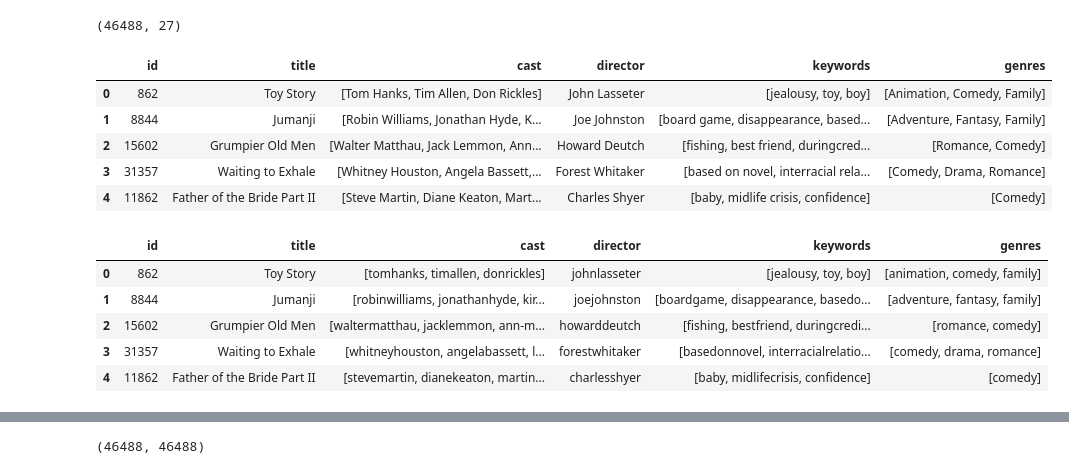
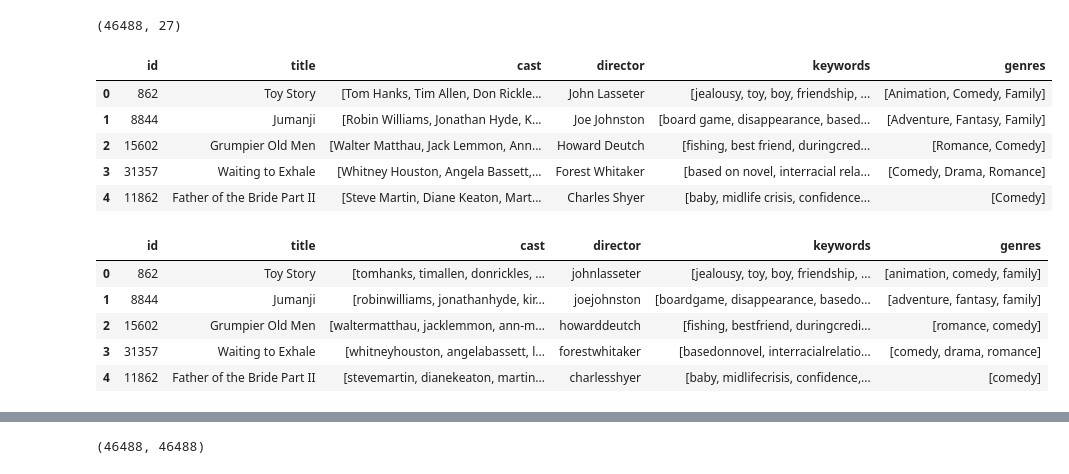
Before and after one commit to ZvonimirRavlic/hybridReccomenderSystem, a Jupyter notebook: contentBasedFiltering.ipynb, the cells around one changed output, grey strips where cells are left out. Cells and saved outputs as stored; diff of their text form; code cells hidden in the pictures.

```diff
--- a/contentBasedFiltering.ipynb
+++ b/contentBasedFiltering.ipynb
@@ -43,38 +43,38 @@ movie_metadata.shape
 # %%
 features = ['cast', 'crew', 'keywords', 'genres']
 for feature in features:
     movie_metadata[feature] = movie_metadata[feature].apply(literal_eval)
 
 
 def get_director(x):
     for i in x:
         if i['job'] == 'Director':
             return i['name']
     return np.nan
 
 
 def get_list(x):
     if isinstance(x, list):
         names = [i['name'] for i in x]
-        if len(names) > 3:
-            names = names[:3]
+        if len(names) > 5:
+            names = names[:5]
         return names
     return []
 
 
 movie_metadata['director'] = movie_metadata['crew'].apply(get_director)
 features = ['cast', 'keywords', 'genres']
 for feature in features:
     movie_metadata[feature] = movie_metadata[feature].apply(get_list)
 
 movie_metadata[['id', 'title', 'cast', 'director', 'keywords', 'genres']].head()
 # %% [output]
 |  | id | title | cast | director | keywords | genres |
-| 0 | 862 | Toy Story | [Tom Hanks, Tim Allen, Don Rickles] | John Lasseter | [jealousy, toy, boy] | [Animation, Comedy, Family] |
+| 0 | 862 | Toy Story | [Tom Hanks, Tim Allen, Don Rickle... | John Lasseter | [jealousy, toy, boy, friendship, ... | [Animation, Comedy, Family] |
 | 1 | 8844 | Jumanji | [Robin Williams, Jonathan Hyde, K... | Joe Johnston | [board game, disappearance, based... | [Adventure, Fantasy, Family] |
 | 2 | 15602 | Grumpier Old Men | [Walter Matthau, Jack Lemmon, Ann... | Howard Deutch | [fishing, best friend, duringcred... | [Romance, Comedy] |
 | 3 | 31357 | Waiting to Exhale | [Whitney Houston, Angela Bassett,... | Forest Whitaker | [based on novel, interracial rela... | [Comedy, Drama, Romance] |
-| 4 | 11862 | Father of the Bride Part II | [Steve Martin, Diane Keaton, Mart... | Charles Shyer | [baby, midlife crisis, confidence] | [Comedy] |
+| 4 | 11862 | Father of the Bride Part II | [Steve Martin, Diane Keaton, Mart... | Charles Shyer | [baby, midlife crisis, confidence... | [Comedy] |
 # %%
 def clean_data(x):
     if isinstance(x, list):
@@ -93,11 +93,11 @@ for feature in features:
 movie_metadata[['id', 'title', 'cast', 'director', 'keywords', 'genres']].head()
 # %% [output]
 |  | id | title | cast | director | keywords | genres |
-| 0 | 862 | Toy Story | [tomhanks, timallen, donrickles] | johnlasseter | [jealousy, toy, boy] | [animation, comedy, family] |
+| 0 | 862 | Toy Story | [tomhanks, timallen, donrickles, ... | johnlasseter | [jealousy, toy, boy, friendship, ... | [animation, comedy, family] |
 | 1 | 8844 | Jumanji | [robinwilliams, jonathanhyde, kir... | joejohnston | [boardgame, disappearance, basedo... | [adventure, fantasy, family] |
 | 2 | 15602 | Grumpier Old Men | [waltermatthau, jacklemmon, ann-m... | howarddeutch | [fishing, bestfriend, duringcredi... | [romance, comedy] |
 | 3 | 31357 | Waiting to Exhale | [whitneyhouston, angelabassett, l... | forestwhitaker | [basedonnovel, interracialrelatio... | [comedy, drama, romance] |
-| 4 | 11862 | Father of the Bride Part II | [stevemartin, dianekeaton, martin... | charlesshyer | [baby, midlifecrisis, confidence] | [comedy] |
+| 4 | 11862 | Father of the Bride Part II | [stevemartin, dianekeaton, martin... | charlesshyer | [baby, midlifecrisis, confidence,... | [comedy] |
 # %%
 def create_soup(x):
     return ' '.join(x['keywords']) + ' ' + ' '.join(x['cast']) + ' ' + x['director'] + ' ' + ' '.join(x['genres'])
```
Also changed, not shown: parts of 6 cells of this notebook, 2 other files.
